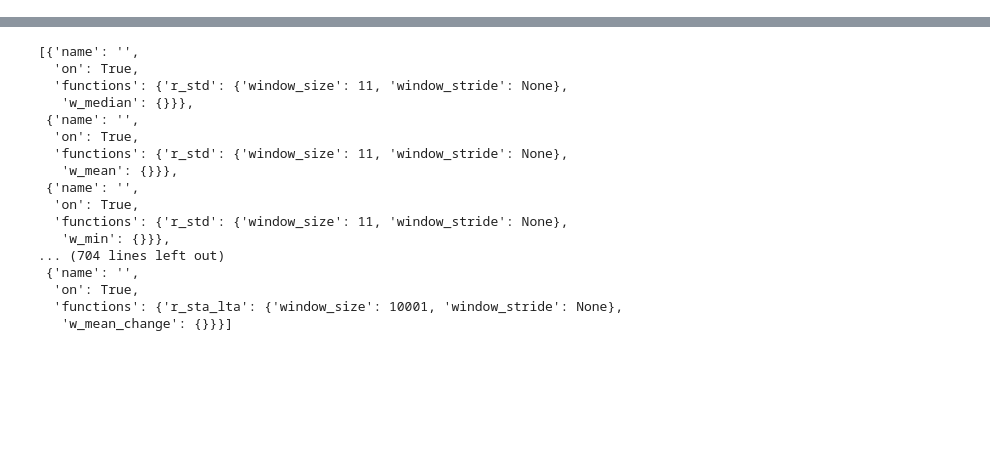
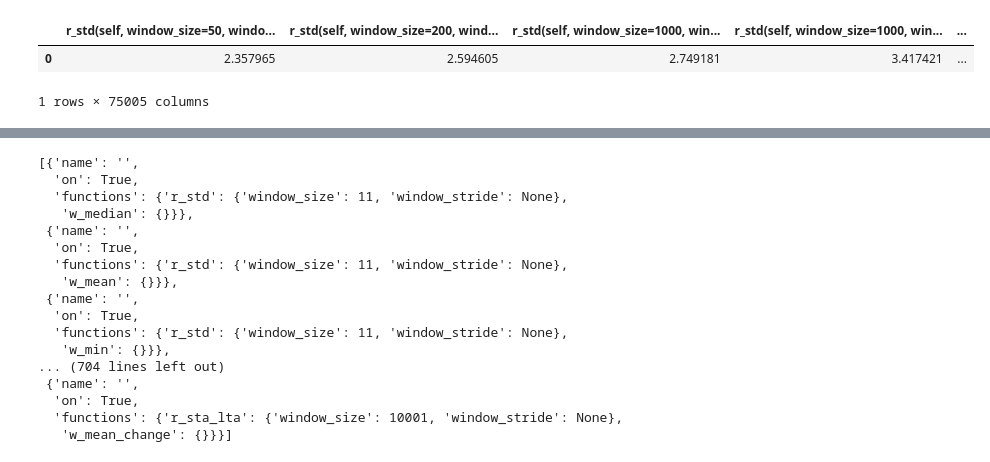
Before and after one commit to SIakovlev/LANL-Earthquake, a Jupyter notebook: src/drafts/Untitled2.ipynb, the cells around one changed output, grey strips where cells are left out. Saved outputs shown, nothing was run; the diff lists cells and outputs as text; code cells hidden in the pictures; blank space fills up the shorter version.

```diff
--- a/src/drafts/Untitled2.ipynb
+++ b/src/drafts/Untitled2.ipynb
@@ -13,0 +21,6 @@ df = pd.read_hdf('../../data/e3.h5', key='table')
+# %%
+df
+# %% [output]
+|  | r_std(self, window_size=50, windo... | r_std(self, window_size=200, wind... | r_std(self, window_size=1000, win... | r_std(self, window_size=1000, win... | ... |
+| 0 | 2.357965 | 2.594605 | 2.749181 | 3.417421 | ... |
+1 rows × 75005 columns
```
Also changed, not shown: parts of 9 cells of this notebook, 4 other files.
